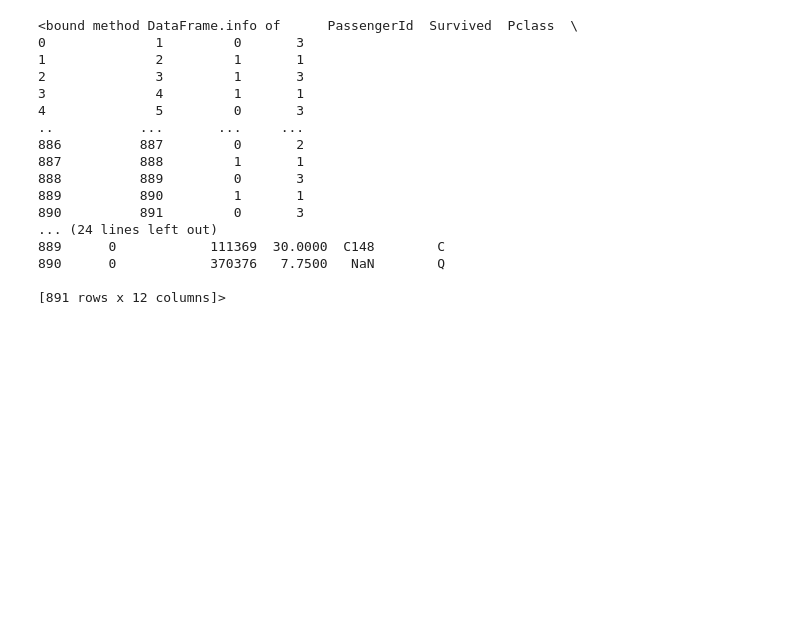
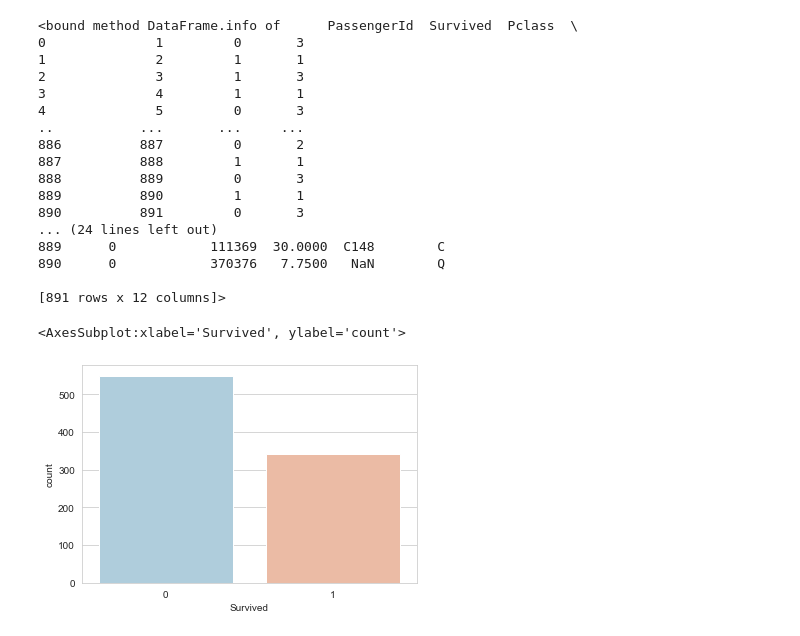
Before and after one commit to ModouLaminJagne/DataScience, a Jupyter notebook: LOGISTIC REGRESSION.ipynb, the cells around one changed output. Saved outputs shown, nothing was run; the diff lists cells and outputs as text; code cells hidden in the pictures; blank space fills up the shorter version.

Commit message:
Survival check
Using seaborn to make graphs that represent those that survived in the titanic wreck. Know the most affected gender, age and which class they are from.

```diff
--- a/LOGISTIC REGRESSION.ipynb
+++ b/LOGISTIC REGRESSION.ipynb
@@ -71,3 +71,9 @@ train.info
 890      0            370376   7.7500   NaN        Q
 
 [891 rows x 12 columns]>
+# %%
+sns.set_style('whitegrid')
+sns.countplot(x='Survived',data=train,palette='RdBu_r')
+# %% [output]
+<AxesSubplot:xlabel='Survived', ylabel='count'>
+[figure, added]
```
Also changed, not shown: parts of 2 cells of this notebook.
